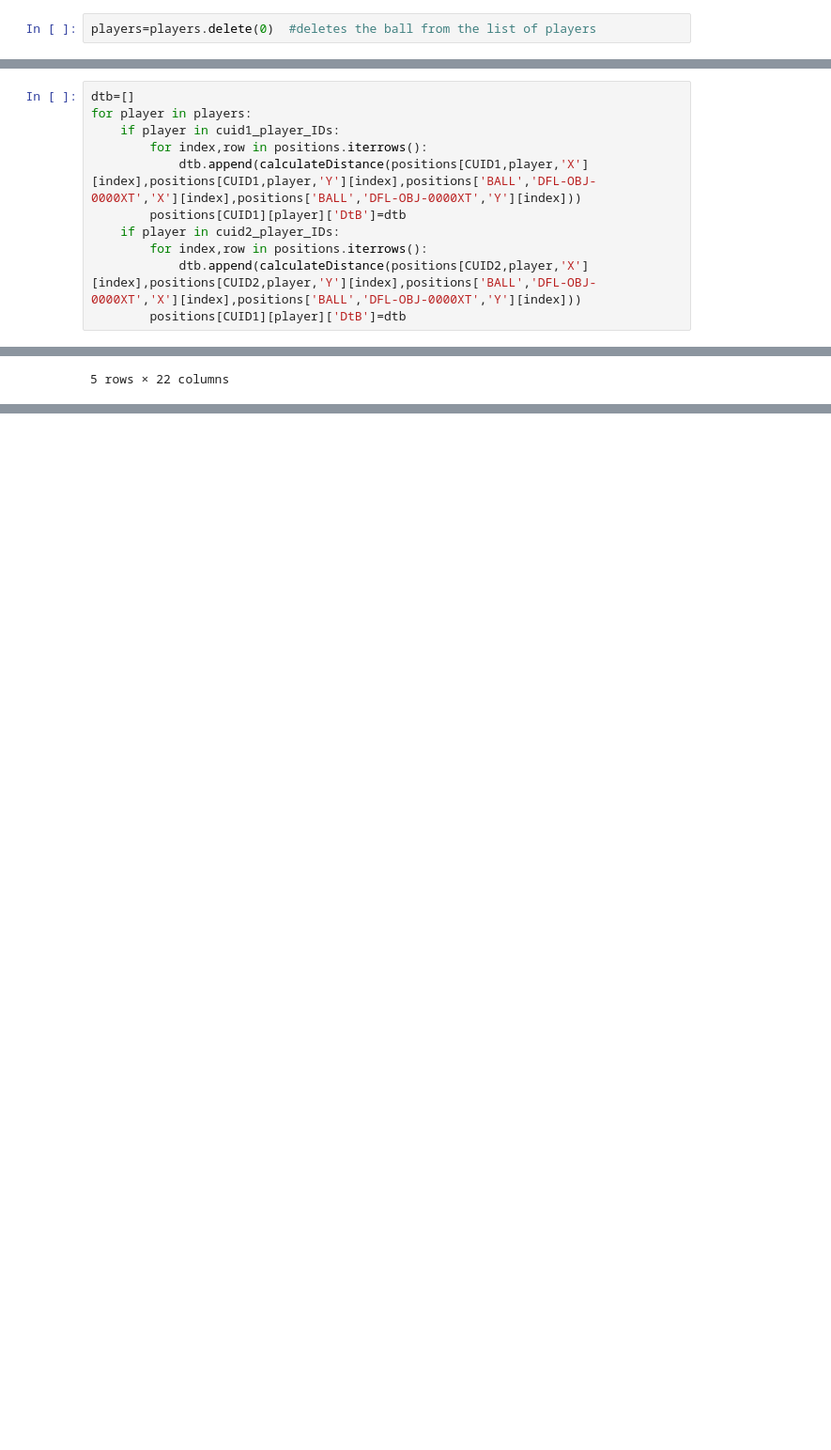
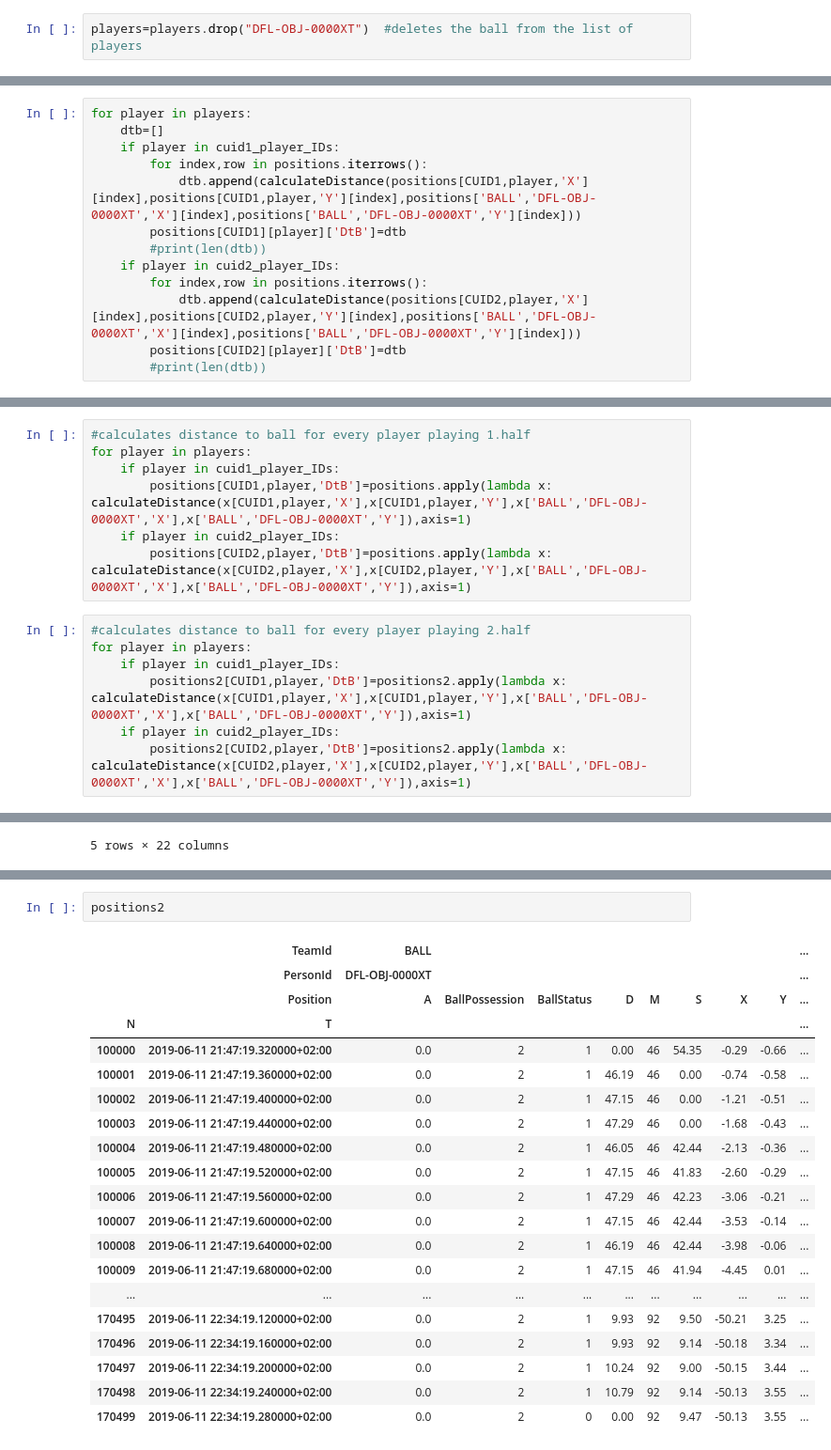
Before and after one commit to Deutscher-Fussball-Bund/Qualit-tsindex, a Jupyter notebook: BallPossession.ipynb, the cells around one changed output, grey strips where cells are left out. Shown at 94% size. Cells and saved outputs as stored; diff of their text form; blank space fills up the shorter version.

```diff
--- a/BallPossession.ipynb
+++ b/BallPossession.ipynb
@@ -229,4 +231,4 @@ positions[CUID1]['DFL-OBJ-000191']
 | 77674 | 2019-06-11 21:32:08.560000+02:00 | -22.80 | -2.89 | 17.01 | 0.00 | 0.00 | 46 |
 67675 rows × 6 columns
 # %%
-players=players.delete(0)  #deletes the ball from the list of players
+players=players.drop("DFL-OBJ-0000XT")  #deletes the ball from the list of players
@@ -288,11 +288,13 @@ Name: PUID1, dtype: object
 # %%
-dtb=[]
 for player in players:
+    dtb=[]
     if player in cuid1_player_IDs:
         for index,row in positions.iterrows():
             dtb.append(calculateDistance(positions[CUID1,player,'X'][index],positions[CUID1,player,'Y'][index],positions['BALL','DFL-OBJ-0000XT','X'][index],positions['BALL','DFL-OBJ-0000XT','Y'][index]))
         positions[CUID1][player]['DtB']=dtb
+        #print(len(dtb))
     if player in cuid2_player_IDs:
         for index,row in positions.iterrows():
             dtb.append(calculateDistance(positions[CUID2,player,'X'][index],positions[CUID2,player,'Y'][index],positions['BALL','DFL-OBJ-0000XT','X'][index],positions['BALL','DFL-OBJ-0000XT','Y'][index]))
-        positions[CUID1][player]['DtB']=dtb
+        positions[CUID2][player]['DtB']=dtb
+        #print(len(dtb))
@@ -336,0 +301,14 @@ Name: (DFL-CLU-000N8Y, DFL-OBJ-000191, X), Length: 67675, dtype: float64
+# %%
+#calculates distance to ball for every player playing 1.half
+for player in players:
+    if player in cuid1_player_IDs:
+        positions[CUID1,player,'DtB']=positions.apply(lambda x: calculateDistance(x[CUID1,player,'X'],x[CUID1,player,'Y'],x['BALL','DFL-OBJ-0000XT','X'],x['BALL','DFL-OBJ-0000XT','Y']),axis=1)
+    if player in cuid2_player_IDs:
+        positions[CUID2,player,'DtB']=positions.apply(lambda x: calculateDistance(x[CUID2,player,'X'],x[CUID2,player,'Y'],x['BALL','DFL-OBJ-0000XT','X'],x['BALL','DFL-OBJ-0000XT','Y']),axis=1)
+# %%
+#calculates distance to ball for every player playing 2.half
+for player in players:
+    if player in cuid1_player_IDs:
+        positions2[CUID1,player,'DtB']=positions2.apply(lambda x: calculateDistance(x[CUID1,player,'X'],x[CUID1,player,'Y'],x['BALL','DFL-OBJ-0000XT','X'],x['BALL','DFL-OBJ-0000XT','Y']),axis=1)
+    if player in cuid2_player_IDs:
+        positions2[CUID2,player,'DtB']=positions2.apply(lambda x: calculateDistance(x[CUID2,player,'X'],x[CUID2,player,'Y'],x['BALL','DFL-OBJ-0000XT','X'],x['BALL','DFL-OBJ-0000XT','Y']),axis=1)
@@ -350,0 +446,23 @@ for player in Germany:
+# %%
+positions2
+# %% [output]
+|  | TeamId | BALL |  |  |  |  |  |  |  | ... |
+|  | PersonId | DFL-OBJ-0000XT |  |  |  |  |  |  |  | ... |
+|  | Position | A | BallPossession | BallStatus | D | M | S | X | Y | ... |
+| N | T |  |  |  |  |  |  |  |  | ... |
+| 100000 | 2019-06-11 21:47:19.320000+02:00 | 0.0 | 2 | 1 | 0.00 | 46 | 54.35 | -0.29 | -0.66 | ... |
+| 100001 | 2019-06-11 21:47:19.360000+02:00 | 0.0 | 2 | 1 | 46.19 | 46 | 0.00 | -0.74 | -0.58 | ... |
+| 100002 | 2019-06-11 21:47:19.400000+02:00 | 0.0 | 2 | 1 | 47.15 | 46 | 0.00 | -1.21 | -0.51 | ... |
+| 100003 | 2019-06-11 21:47:19.440000+02:00 | 0.0 | 2 | 1 | 47.29 | 46 | 0.00 | -1.68 | -0.43 | ... |
+| 100004 | 2019-06-11 21:47:19.480000+02:00 | 0.0 | 2 | 1 | 46.05 | 46 | 42.44 | -2.13 | -0.36 | ... |
+| 100005 | 2019-06-11 21:47:19.520000+02:00 | 0.0 | 2 | 1 | 47.15 | 46 | 41.83 | -2.60 | -0.29 | ... |
+| 100006 | 2019-06-11 21:47:19.560000+02:00 | 0.0 | 2 | 1 | 47.29 | 46 | 42.23 | -3.06 | -0.21 | ... |
+| 100007 | 2019-06-11 21:47:19.600000+02:00 | 0.0 | 2 | 1 | 47.15 | 46 | 42.44 | -3.53 | -0.14 | ... |
+| 100008 | 2019-06-11 21:47:19.640000+02:00 | 0.0 | 2 | 1 | 46.19 | 46 | 42.44 | -3.98 | -0.06 | ... |
+| 100009 | 2019-06-11 21:47:19.680000+02:00 | 0.0 | 2 | 1 | 47.15 | 46 | 41.94 | -4.45 | 0.01 | ... |
+| ... | ... | ... | ... | ... | ... | ... | ... | ... | ... | ... |
+| 170495 | 2019-06-11 22:34:19.120000+02:00 | 0.0 | 2 | 1 | 9.93 | 92 | 9.50 | -50.21 | 3.25 | ... |
+| 170496 | 2019-06-11 22:34:19.160000+02:00 | 0.0 | 2 | 1 | 9.93 | 92 | 9.14 | -50.18 | 3.34 | ... |
+| 170497 | 2019-06-11 22:34:19.200000+02:00 | 0.0 | 2 | 1 | 10.24 | 92 | 9.00 | -50.15 | 3.44 | ... |
+| 170498 | 2019-06-11 22:34:19.240000+02:00 | 0.0 | 2 | 1 | 10.79 | 92 | 9.14 | -50.13 | 3.55 | ... |
+| 170499 | 2019-06-11 22:34:19.280000+02:00 | 0.0 | 2 | 0 | 0.00 | 92 | 9.47 | -50.13 | 3.55 | ... |
```
Also changed, not shown: parts of 23 cells of this notebook, 8 other files.
